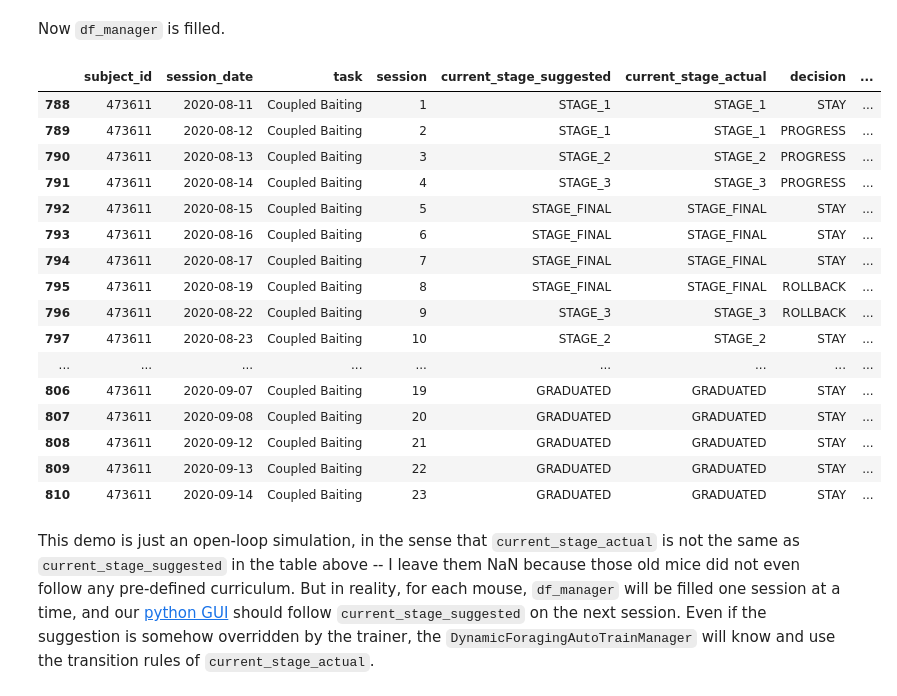
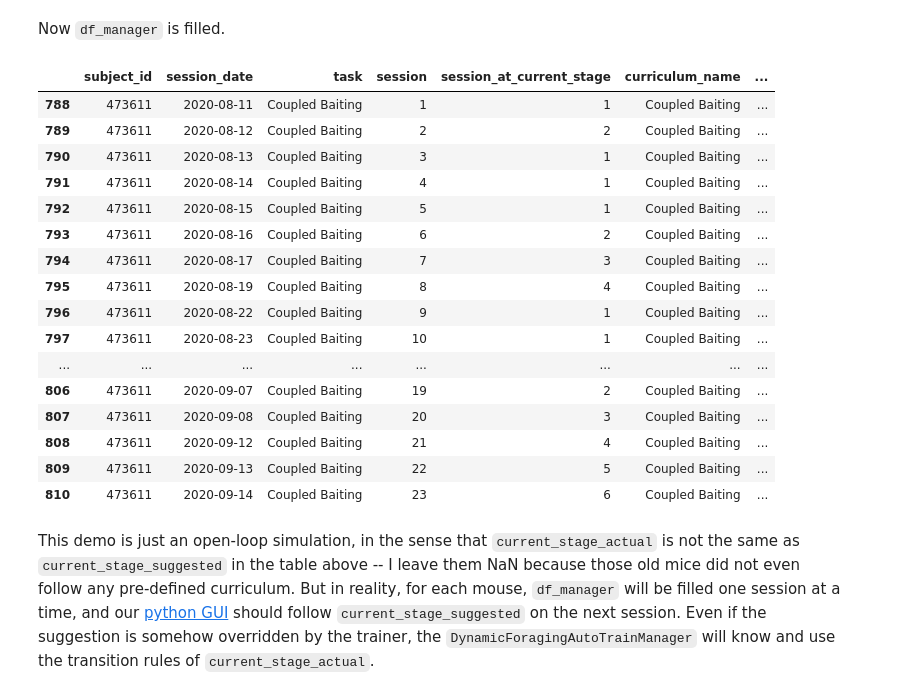
Before and after one commit to AllenNeuralDynamics/aind-foraging-behavior-bonsai-automatic-training, a Jupyter notebook: code/aind_auto_train/demo_auto_train_manager.ipynb, the cells around one changed output. Cells and saved outputs as stored; diff of their text form; code cells hidden in the pictures.

```diff
--- a/code/aind_auto_train/demo_auto_train_manager.ipynb
+++ b/code/aind_auto_train/demo_auto_train_manager.ipynb
@@ -57,29 +70,25 @@ demo_manager_Janelia.update()
 # %% [markdown]
 Now `df_manager` is filled.
 # %%
-demo_manager_Janelia.df_manager[['subject_id', 'session_date',
-                                 'task', 'session', 'current_stage_suggested',
-                                 'current_stage_actual', 'decision', 'next_stage_suggested',
-                                 'if_closed_loop', 'if_overriden_by_trainer'
-                                 ]].query('subject_id == "473611"')
+demo_manager_Janelia.df_manager.query('subject_id == "473611"')
 # %% [output]
-|  | subject_id | session_date | task | session | current_stage_suggested | current_stage_actual | decision | ... |
-| 788 | 473611 | 2020-08-11 | Coupled Baiting | 1 | STAGE_1 | STAGE_1 | STAY | ... |
-| 789 | 473611 | 2020-08-12 | Coupled Baiting | 2 | STAGE_1 | STAGE_1 | PROGRESS | ... |
-| 790 | 473611 | 2020-08-13 | Coupled Baiting | 3 | STAGE_2 | STAGE_2 | PROGRESS | ... |
-| 791 | 473611 | 2020-08-14 | Coupled Baiting | 4 | STAGE_3 | STAGE_3 | PROGRESS | ... |
-| 792 | 473611 | 2020-08-15 | Coupled Baiting | 5 | STAGE_FINAL | STAGE_FINAL | STAY | ... |
-| 793 | 473611 | 2020-08-16 | Coupled Baiting | 6 | STAGE_FINAL | STAGE_FINAL | STAY | ... |
-| 794 | 473611 | 2020-08-17 | Coupled Baiting | 7 | STAGE_FINAL | STAGE_FINAL | STAY | ... |
-| 795 | 473611 | 2020-08-19 | Coupled Baiting | 8 | STAGE_FINAL | STAGE_FINAL | ROLLBACK | ... |
-| 796 | 473611 | 2020-08-22 | Coupled Baiting | 9 | STAGE_3 | STAGE_3 | ROLLBACK | ... |
-| 797 | 473611 | 2020-08-23 | Coupled Baiting | 10 | STAGE_2 | STAGE_2 | STAY | ... |
-| ... | ... | ... | ... | ... | ... | ... | ... | ... |
-| 806 | 473611 | 2020-09-07 | Coupled Baiting | 19 | GRADUATED | GRADUATED | STAY | ... |
-| 807 | 473611 | 2020-09-08 | Coupled Baiting | 20 | GRADUATED | GRADUATED | STAY | ... |
-| 808 | 473611 | 2020-09-12 | Coupled Baiting | 21 | GRADUATED | GRADUATED | STAY | ... |
-| 809 | 473611 | 2020-09-13 | Coupled Baiting | 22 | GRADUATED | GRADUATED | STAY | ... |
-| 810 | 473611 | 2020-09-14 | Coupled Baiting | 23 | GRADUATED | GRADUATED | STAY | ... |
+|  | subject_id | session_date | task | session | session_at_current_stage | curriculum_name | ... |
+| 788 | 473611 | 2020-08-11 | Coupled Baiting | 1 | 1 | Coupled Baiting | ... |
+| 789 | 473611 | 2020-08-12 | Coupled Baiting | 2 | 2 | Coupled Baiting | ... |
+| 790 | 473611 | 2020-08-13 | Coupled Baiting | 3 | 1 | Coupled Baiting | ... |
+| 791 | 473611 | 2020-08-14 | Coupled Baiting | 4 | 1 | Coupled Baiting | ... |
+| 792 | 473611 | 2020-08-15 | Coupled Baiting | 5 | 1 | Coupled Baiting | ... |
+| 793 | 473611 | 2020-08-16 | Coupled Baiting | 6 | 2 | Coupled Baiting | ... |
+| 794 | 473611 | 2020-08-17 | Coupled Baiting | 7 | 3 | Coupled Baiting | ... |
+| 795 | 473611 | 2020-08-19 | Coupled Baiting | 8 | 4 | Coupled Baiting | ... |
+| 796 | 473611 | 2020-08-22 | Coupled Baiting | 9 | 1 | Coupled Baiting | ... |
+| 797 | 473611 | 2020-08-23 | Coupled Baiting | 10 | 1 | Coupled Baiting | ... |
+| ... | ... | ... | ... | ... | ... | ... | ... |
+| 806 | 473611 | 2020-09-07 | Coupled Baiting | 19 | 2 | Coupled Baiting | ... |
+| 807 | 473611 | 2020-09-08 | Coupled Baiting | 20 | 3 | Coupled Baiting | ... |
+| 808 | 473611 | 2020-09-12 | Coupled Baiting | 21 | 4 | Coupled Baiting | ... |
+| 809 | 473611 | 2020-09-13 | Coupled Baiting | 22 | 5 | Coupled Baiting | ... |
+| 810 | 473611 | 2020-09-14 | Coupled Baiting | 23 | 6 | Coupled Baiting | ... |
 # %% [markdown]
 This demo is just an open-loop simulation, in the sense that `current_stage_actual` is not the same as `current_stage_suggested` in the table above -- I leave them NaN because those old mice did not even follow any pre-defined curriculum. But in reality, for each mouse, `df_manager` will be filled one session at a time, and our [python GUI](https://github.com/AllenNeuralDynamics/dynamic-foraging-task) should follow `current_stage_suggested` on the next session. Even if the suggestion is somehow overridden by the trainer, the `DynamicForagingAutoTrainManager` will know and use the transition rules of `current_stage_actual`.
 # %% [markdown]
```
Also changed, not shown: parts of 7 cells of this notebook, 2 other files.
